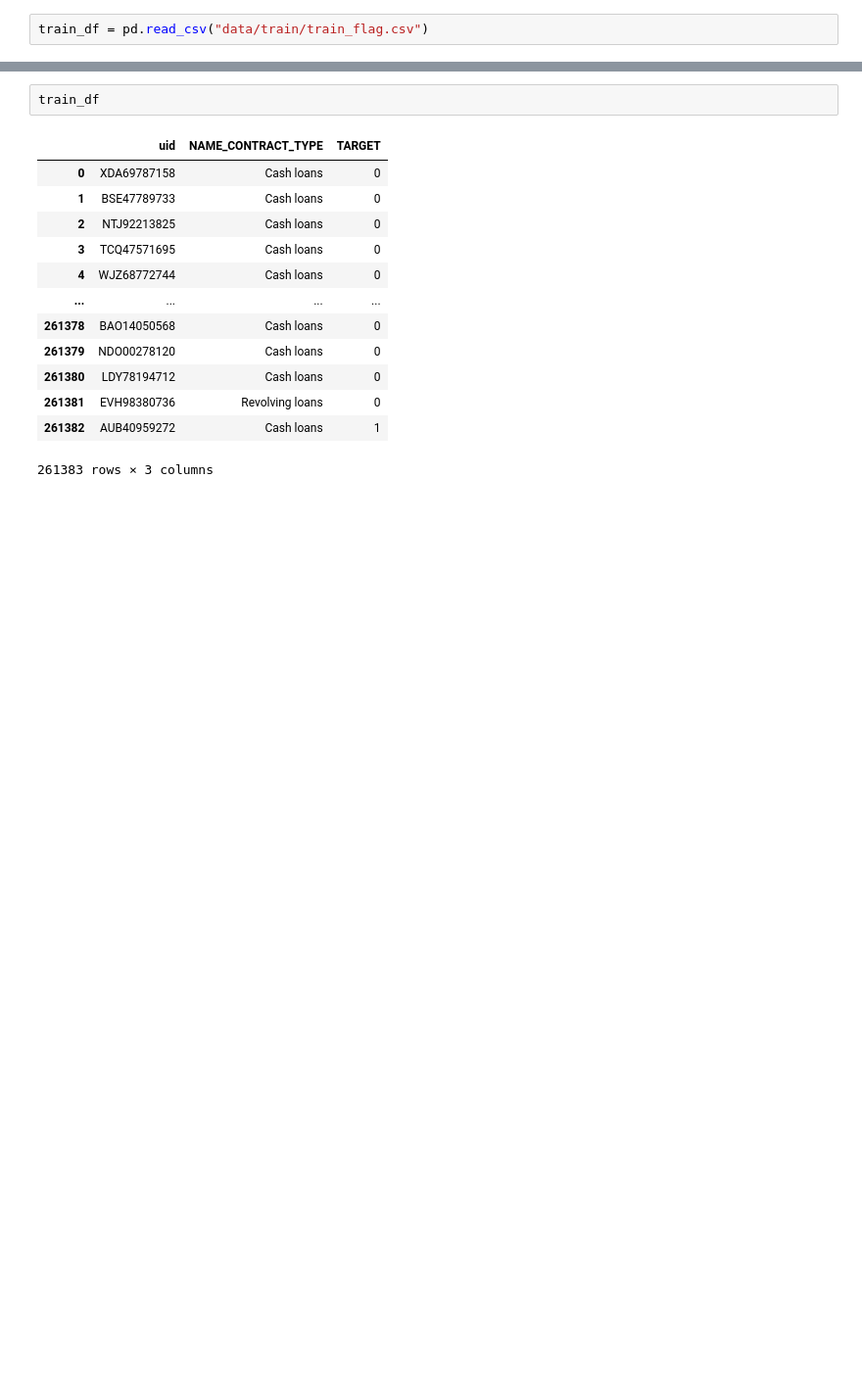
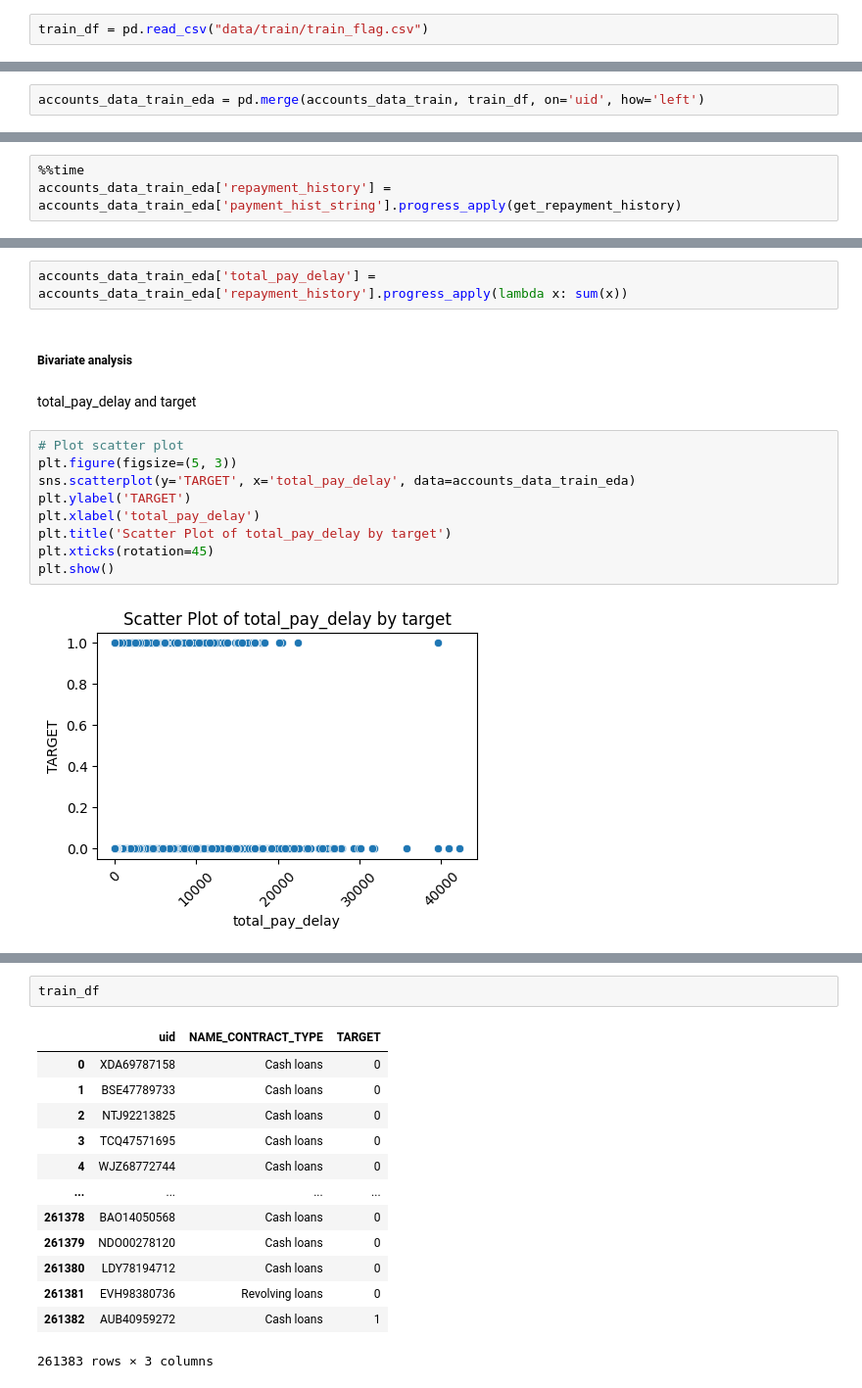
Before and after one commit to rakesh-kumar-k/monsoon-credit-tech-assessment, a Jupyter notebook: main_modelling_notebook.ipynb, the cells around one changed output, grey strips where cells are left out. Shown at 98% size. Saved outputs shown, nothing was run; the diff lists cells and outputs as text; blank space fills up the shorter version.

```diff
--- a/main_modelling_notebook.ipynb
+++ b/main_modelling_notebook.ipynb
@@ -18,0 +93,2 @@ train_df = pd.read_csv("data/train/train_flag.csv")
+# %%
+accounts_data_train_eda = pd.merge(accounts_data_train, train_df, on='uid', how='left')
@@ -18,0 +141,3 @@ train_df = pd.read_csv("data/train/train_flag.csv")
+# %%
+%%time
+accounts_data_train_eda['repayment_history'] = accounts_data_train_eda['payment_hist_string'].progress_apply(get_repayment_history)
@@ -18,0 +147,17 @@ train_df = pd.read_csv("data/train/train_flag.csv")
+# %%
+accounts_data_train_eda['total_pay_delay'] = accounts_data_train_eda['repayment_history'].progress_apply(lambda x: sum(x))
+# %% [markdown]
+##### Bivariate analysis
+# %% [markdown]
+total_pay_delay and target
+# %%
+# Plot scatter plot
+plt.figure(figsize=(5, 3))
+sns.scatterplot(y='TARGET', x='total_pay_delay', data=accounts_data_train_eda)
+plt.ylabel('TARGET')
+plt.xlabel('total_pay_delay')
+plt.title('Scatter Plot of total_pay_delay by target')
+plt.xticks(rotation=45)
+plt.show()
+# %% [output]
+[figure, added]
```
Also changed, not shown: parts of 118 cells of this notebook, 1 other file.
